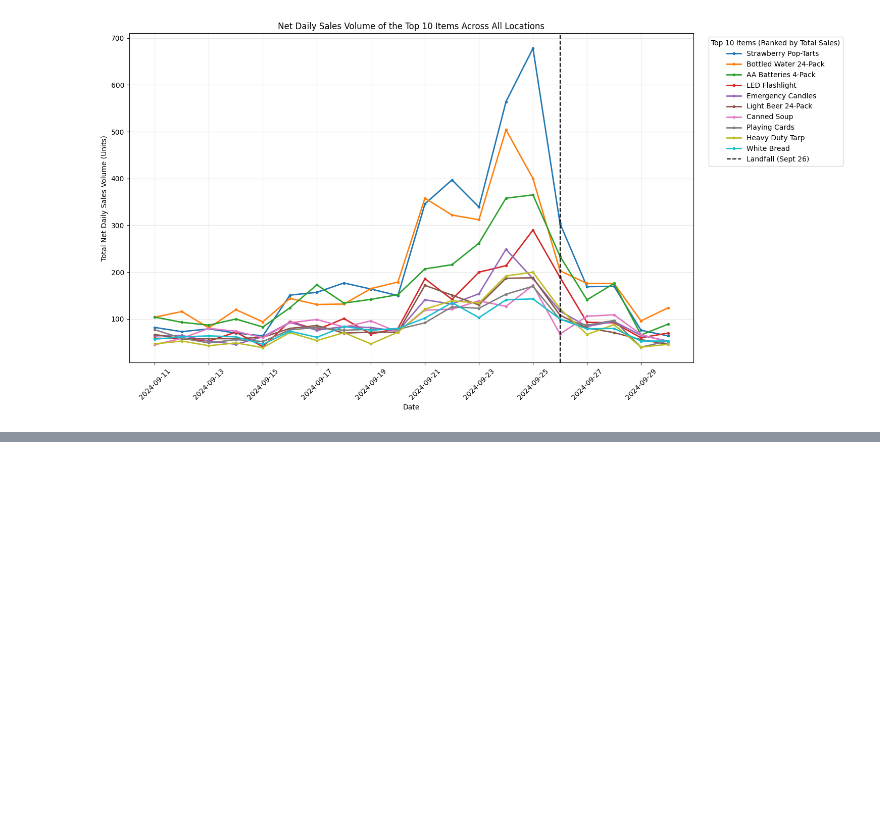
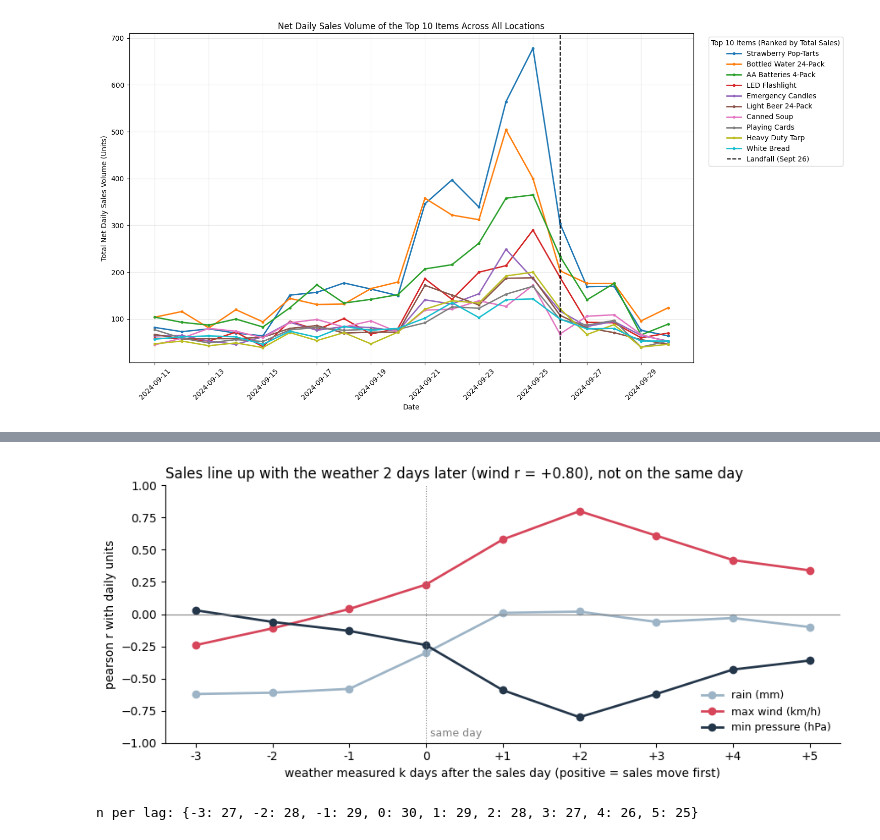
Before and after one commit to ayanrasulova/ds2002-midterm, a Jupyter notebook: notebooks/midterm_notebook.ipynb, the cells around one changed output, grey strips where cells are left out. Cells and saved outputs as stored; diff of their text form; code cells hidden in the pictures; blank space fills up the shorter version.

Commit message:
add q3 weather correlation analysis

```diff
--- a/notebooks/midterm_notebook.ipynb
+++ b/notebooks/midterm_notebook.ipynb
@@ -810,0 +1009,27 @@ plt.show()
+# %%
+# chart 2: correlation at each lag
+fig, ax = plt.subplots(figsize=(9, 4))
+colors = {"max_wind_kmh": "#d6455a", "min_pressure_hpa": "#24364a", "precipitation_mm": "#9db4c6"}
+for column in WEATHER_COLUMNS:
+    label = WEATHER_LABELS[column]
+    ax.plot(lag_table.index, lag_table[label], marker="o", color=colors[column], lw=2, label=label)
+ax.axhline(0, color="gray", lw=0.8)
+ax.axvline(0, color="gray", lw=0.8, ls=":")
+ax.annotate("same day", xy=(0.05, -0.95), fontsize=9, color="gray")
+ax.set_xticks(list(LAGS))
+ax.set_xticklabels([f"{k:+d}" if k else "0" for k in LAGS])
+ax.set_xlabel("weather measured k days after the sales day (positive = sales move first)")
+ax.set_ylabel("pearson r with daily units")
+ax.set_ylim(-1, 1)
+ax.set_title(f"Sales line up with the weather {best_lag} days later (wind r = "
+             f"{lag_table.loc[best_lag, WEATHER_LABELS['max_wind_kmh']]:+.2f}), not on the same day",
+             loc="left", fontsize=12)
+ax.legend(frameon=False, fontsize=9, loc="lower right")
+for spine in ("top", "right"):
+    ax.spines[spine].set_visible(False)
+plt.tight_layout()
+plt.show()
+print("n per lag:", lag_table["n_days"].to_dict())
+# %% [output]
+[figure, added]
+n per lag: {-3: 27, -2: 28, -1: 29, 0: 30, 1: 29, 2: 28, 3: 27, 4: 26, 5: 25}
```
Also changed, not shown: parts of 9 cells of this notebook.
